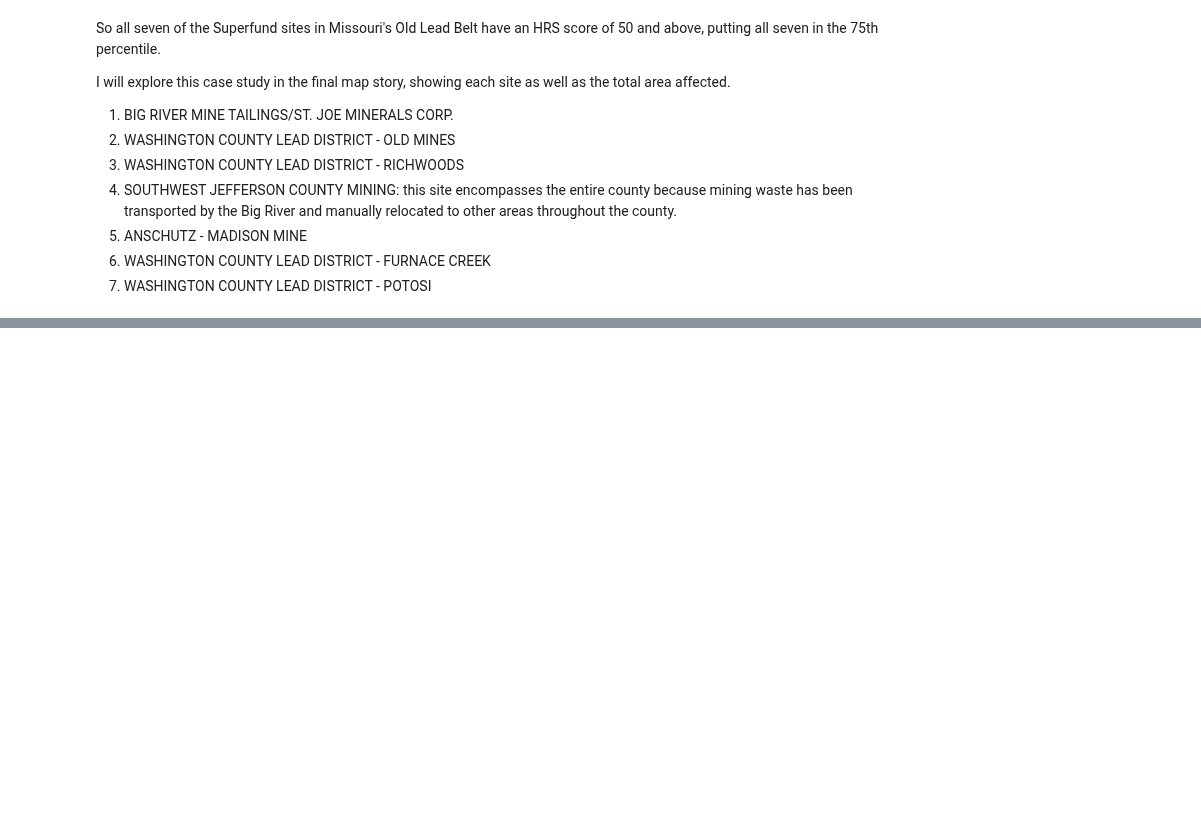
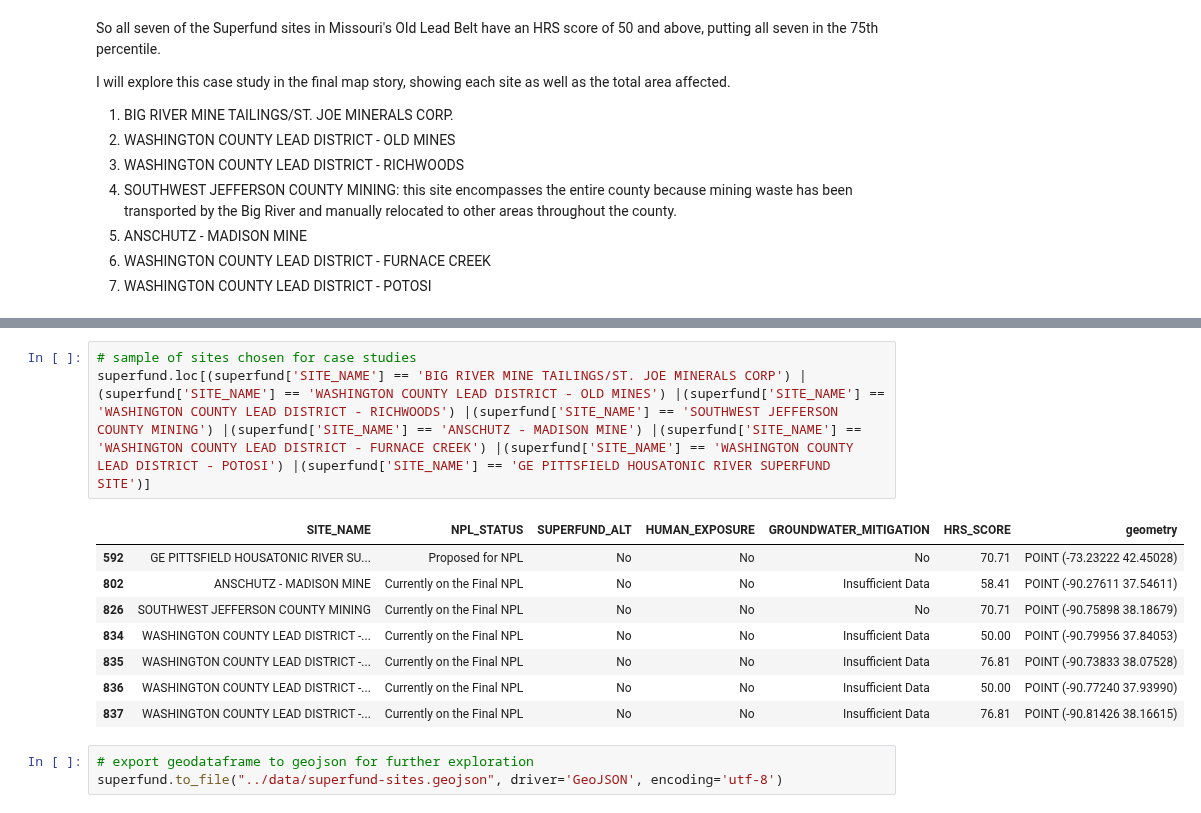
Before and after one commit to EileenGrady/us-industrial-pollution, a Jupyter notebook: notebooks/explore-superfund-site-data.ipynb, the cells around one changed output, grey strips where cells are left out. Cells and saved outputs as stored; diff of their text form; blank space fills up the shorter version.

```diff
--- a/notebooks/explore-superfund-site-data.ipynb
+++ b/notebooks/explore-superfund-site-data.ipynb
@@ -219,0 +228,15 @@ A quick search on the third site on this list, the GE Pittsfield Housatonic Rive
+# %%
+# sample of sites chosen for case studies
+superfund.loc[(superfund['SITE_NAME'] == 'BIG RIVER MINE TAILINGS/ST. JOE MINERALS CORP') | (superfund['SITE_NAME'] == 'WASHINGTON COUNTY LEAD DISTRICT - OLD MINES') |(superfund['SITE_NAME'] == 'WASHINGTON COUNTY LEAD DISTRICT - RICHWOODS') |(superfund['SITE_NAME'] == 'SOUTHWEST JEFFERSON COUNTY MINING') |(superfund['SITE_NAME'] == 'ANSCHUTZ - MADISON MINE') |(superfund['SITE_NAME'] == 'WASHINGTON COUNTY LEAD DISTRICT - FURNACE CREEK') |(superfund['SITE_NAME'] == 'WASHINGTON COUNTY LEAD DISTRICT - POTOSI') |(superfund['SITE_NAME'] == 'GE PITTSFIELD HOUSATONIC RIVER SUPERFUND SITE')]
+# %% [output]
+|  | SITE_NAME | NPL_STATUS | SUPERFUND_ALT | HUMAN_EXPOSURE | GROUNDWATER_MITIGATION | HRS_SCORE | geometry |
+| 592 | GE PITTSFIELD HOUSATONIC RIVER SU... | Proposed for NPL | No | No | No | 70.71 | POINT (-73.23222 42.45028) |
+| 802 | ANSCHUTZ - MADISON MINE | Currently on the Final NPL | No | No | Insufficient Data | 58.41 | POINT (-90.27611 37.54611) |
+| 826 | SOUTHWEST JEFFERSON COUNTY MINING | Currently on the Final NPL | No | No | No | 70.71 | POINT (-90.75898 38.18679) |
+| 834 | WASHINGTON COUNTY LEAD DISTRICT -... | Currently on the Final NPL | No | No | Insufficient Data | 50.00 | POINT (-90.79956 37.84053) |
+| 835 | WASHINGTON COUNTY LEAD DISTRICT -... | Currently on the Final NPL | No | No | Insufficient Data | 76.81 | POINT (-90.73833 38.07528) |
+| 836 | WASHINGTON COUNTY LEAD DISTRICT -... | Currently on the Final NPL | No | No | Insufficient Data | 50.00 | POINT (-90.77240 37.93990) |
+| 837 | WASHINGTON COUNTY LEAD DISTRICT -... | Currently on the Final NPL | No | No | Insufficient Data | 76.81 | POINT (-90.81426 38.16615) |
+# %%
+# export geodataframe to geojson for further exploration
+superfund.to_file("../data/superfund-sites.geojson", driver='GeoJSON', encoding='utf-8')
```
Also changed, not shown: parts of 12 cells of this notebook, 41 other files.
